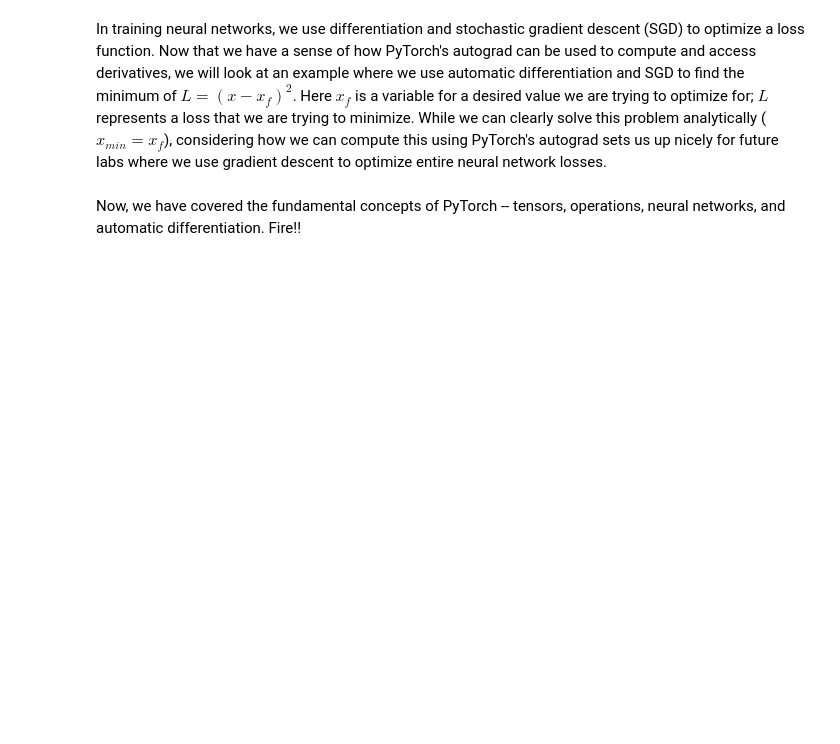
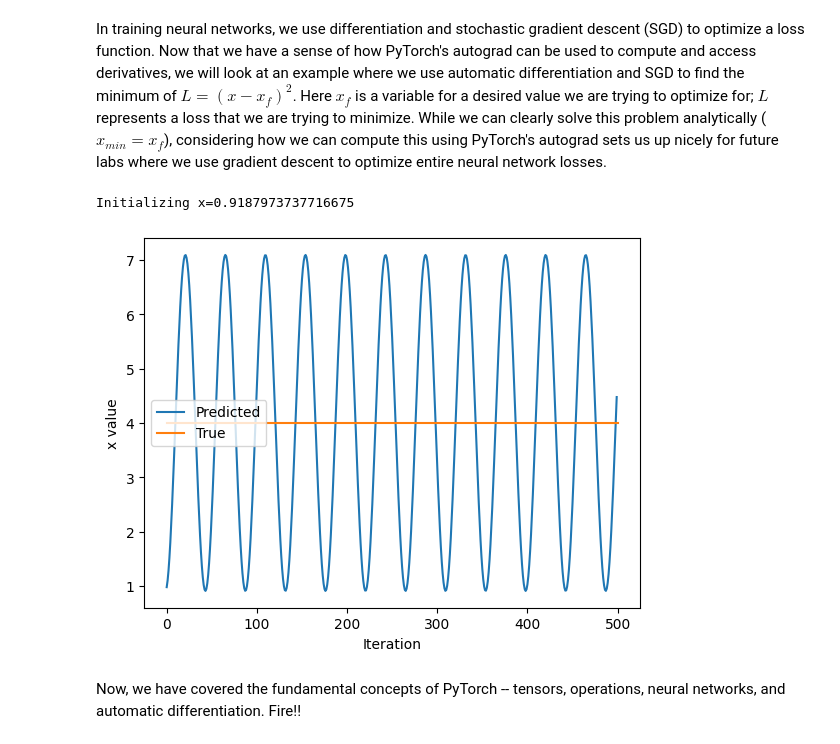
Before and after one commit to Cyberkee123/IT11222-Lesson3-Ex1, a Jupyter notebook: intro_pytorch.ipynb, the cells around one changed output. Saved outputs shown, nothing was run; the diff lists cells and outputs as text; code cells hidden in the pictures; blank space fills up the shorter version.

```diff
--- a/intro_pytorch.ipynb
+++ b/intro_pytorch.ipynb
@@ -286,36 +346,41 @@ In training neural networks, we use differentiation and stochastic gradient desc
 ### Function minimization with autograd and gradient descent ###
 
 # Initialize a random value for our intial x
 x = torch.randn(1)
 print(f"Initializing x={x.item()}")
 
 learning_rate = 1e-2  # Learning rate
 history = []
 x_f = 4  # Target value
 
-
 # We will run gradient descent for a number of iterations. At each iteration, we compute the loss,
 #   compute the derivative of the loss with respect to x, and perform the update.
+
+x = torch.tensor([x], requires_grad=True) # Create the tensor with requires_grad=True outside the loop
+
 for i in range(500):
-    x = torch.tensor([x], requires_grad=True)
 
     # TODO: Compute the loss as the square of the difference between x and x_f
-    loss = # TODO
+    loss = (x - x_f) ** 2
 
     # Backpropagate through the loss to compute gradients
     loss.backward()
 
     # Update x with gradient descent
-    x = x.item() - learning_rate * x.grad
+    with torch.no_grad():
+      x -= learning_rate * x.grad
 
     history.append(x.item())
 
 # Plot the evolution of x as we optimize toward x_f!
 plt.plot(history)
 plt.plot([0, 500], [x_f, x_f])
 plt.legend(('Predicted', 'True'))
 plt.xlabel('Iteration')
 plt.ylabel('x value')
 plt.show()
+# %% [output]
+Initializing x=0.9187973737716675
+[figure, added]
 # %% [markdown]
 Now, we have covered the fundamental concepts of PyTorch -- tensors, operations, neural networks, and automatic differentiation. Fire!!
```
Also changed, not shown: parts of 16 cells of this notebook.
